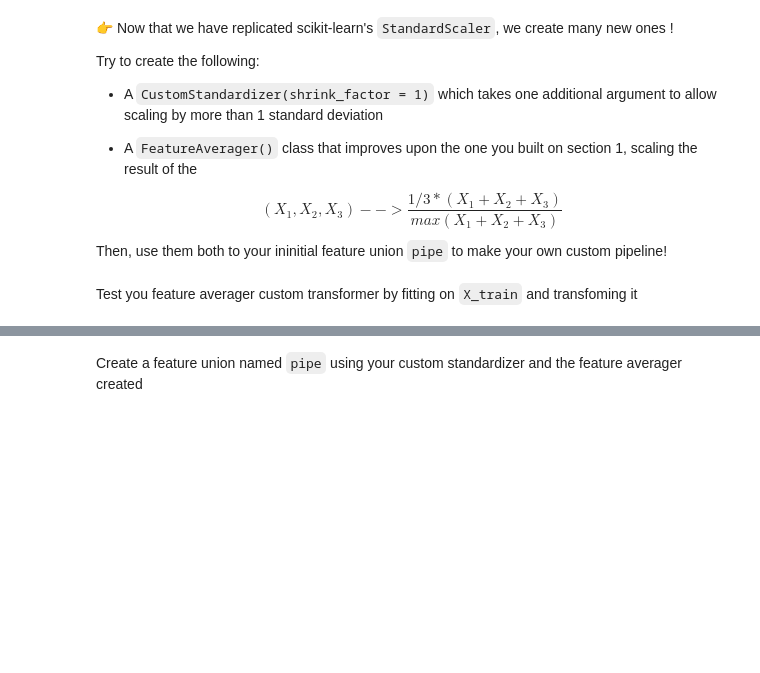
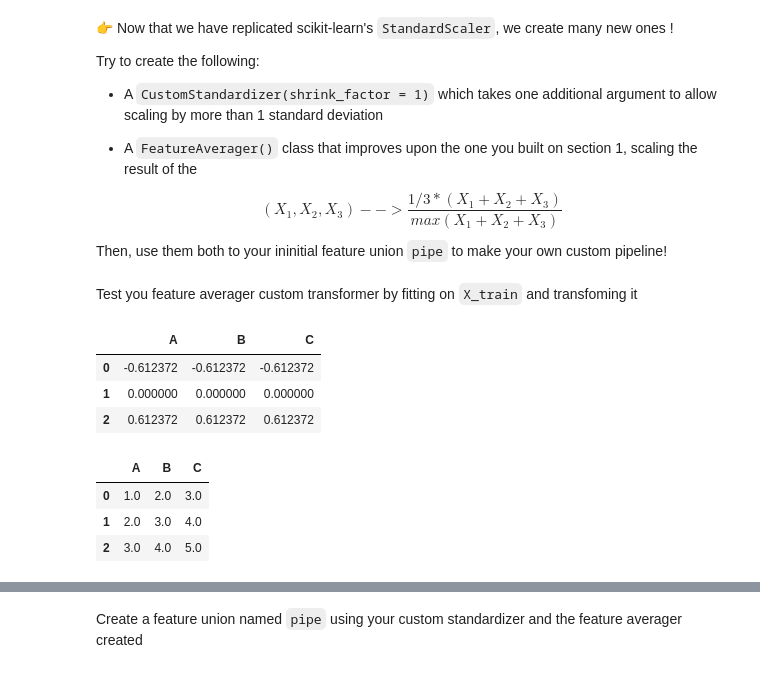
Before and after one commit to roadbusta/data-challenges-recap, a Jupyter notebook: 05-ML/08-Workflow/05-Hand-Made-Standardizer/05-Hand-Made-Standardizer.ipynb, the cells around one changed output, grey strips where cells are left out. Drawn from its saved outputs; the diff is of its cells as text; code cells hidden in the pictures; blank space fills up the shorter version.

```diff
--- a/05-ML/08-Workflow/05-Hand-Made-Standardizer/05-Hand-Made-Standardizer.ipynb
+++ b/05-ML/08-Workflow/05-Hand-Made-Standardizer/05-Hand-Made-Standardizer.ipynb
@@ -187,2 +227,24 @@ class FeatureAverager(TransformerMixin, BaseEstimator):
+# %%
+#Custom Standardizer
+
+class CustomStandardizer(TransformerMixin, BaseEstimator):
+    #TransformerMixin inheritence is used to create fit_transform() method from fit() and transform()
+
+    def __init__(self, shrink_factor = 1):
+        #Add the shrink factor as an attribute
+        self.shrink_factor = shrink_factor
+
+    def fit(self, X, y = None):
+        #Allows the fit to the data to be performed
+        self.means = X.mean()
+        self.stds = X.std(ddof = 0)
+        return self
+
+    def transform(self, X, y = None):
+        standardized_feature = (X - self.means)/ self.stds / self.shrink_factor
+        return standardized_feature
+
+    def inverse_transform(self, X, y = None):
+        return X * self.shrink_factor * self.stds + self.means
 # %% [markdown]
 Test you feature averager custom transformer by fitting on `X_train` and transfoming it
@@ -190,0 +251,17 @@ pass  # YOUR CODE HERE
+# %%
+custom_scaler = CustomStandardizer(shrink_factor=2).fit(X_train)
+
+X_train_transformed = custom_scaler.transform(X_train)
+display(X_train_transformed)
+
+X_train_detransformed = custom_scaler.inverse_transform(X_train_transformed)
+display(X_train_detransformed)
+# %% [output]
+|  | A | B | C |
+| 0 | -0.612372 | -0.612372 | -0.612372 |
+| 1 | 0.000000 | 0.000000 | 0.000000 |
+| 2 | 0.612372 | 0.612372 | 0.612372 |
+|  | A | B | C |
+| 0 | 1.0 | 2.0 | 3.0 |
+| 1 | 2.0 | 3.0 | 4.0 |
+| 2 | 3.0 | 4.0 | 5.0 |
```
Also changed, not shown: parts of 16 cells of this notebook, 5 other files.
